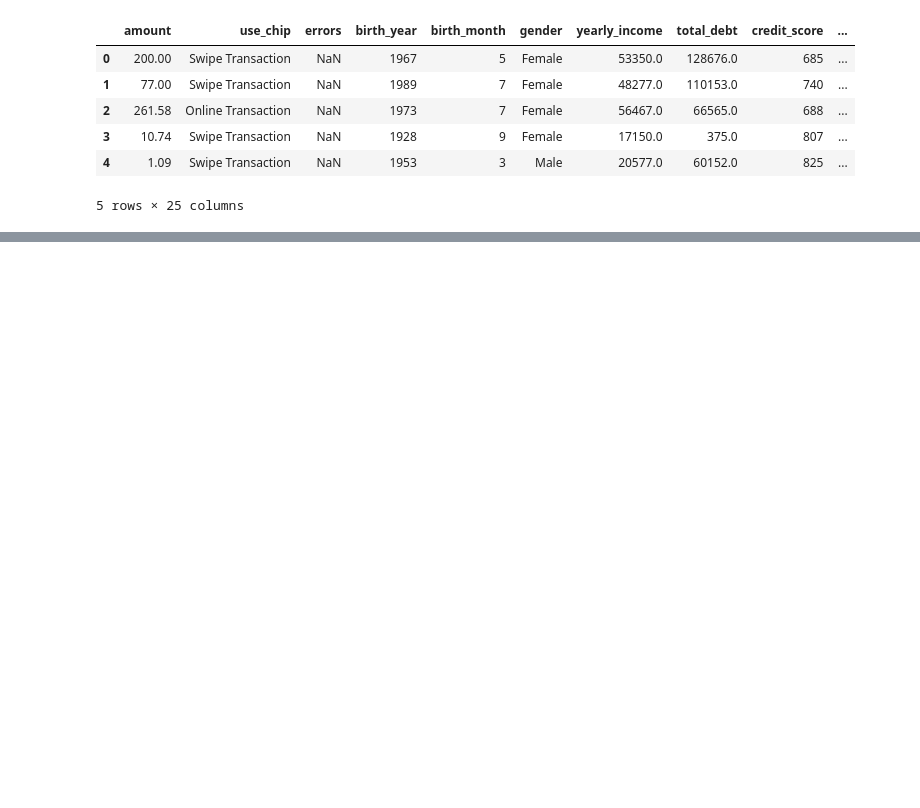
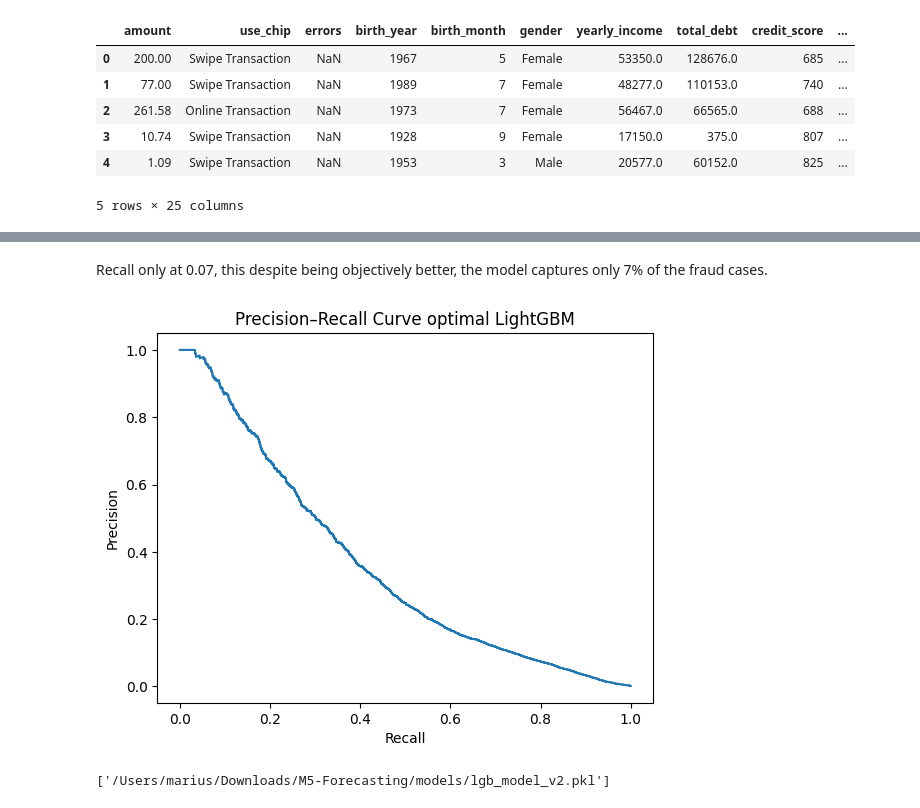
Before and after one commit to mariusguenterlang/M5-Forecasting, a Jupyter notebook: notebooks/03_model_exploration.ipynb, the cells around one changed output, grey strips where cells are left out. Drawn from its saved outputs; the diff is of its cells as text; code cells hidden in the pictures; blank space fills up the shorter version.

```diff
--- a/notebooks/03_model_exploration.ipynb
+++ b/notebooks/03_model_exploration.ipynb
@@ -315,0 +306,2 @@ Passing `palette` without assigning `hue` is deprecated and will be removed in v
+# %%
+best_model = search.best_estimator_
@@ -315,0 +315,7 @@ Passing `palette` without assigning `hue` is deprecated and will be removed in v
+# %%
+y_pred_lgb_best = best_model.predict(X_test)
+y_prob_lgb_best = best_model.predict_proba(X_test)[:, 1]
+
+print(confusion_matrix(y_test, y_pred_lgb_best))
+print(classification_report(y_test, y_pred_lgb_best))
+print("ROC AUC:", roc_auc_score(y_test, y_prob_lgb_best))
@@ -315,0 +335,20 @@ Passing `palette` without assigning `hue` is deprecated and will be removed in v
+# %% [markdown]
+Recall only at 0.07, this despite being objectively better, the model captures only 7% of the fraud cases.
+# %%
+precision, recall, thresholds = precision_recall_curve(y_test, y_prob_lgb_best)
+
+plt.figure()
+
+plt.plot(recall, precision)
+plt.xlabel("Recall")
+plt.ylabel("Precision")
+plt.title("Precision–Recall Curve optimal LightGBM")
+
+plt.show()
+# %% [output]
+[figure, added]
+# %%
+import joblib
+joblib.dump(best_model, Path.cwd().parent / "models" / "lgb_model_v2.pkl")
+# %% [output]
+['/Users/marius/Downloads/M5-Forecasting/models/lgb_model_v2.pkl']
```
Also changed, not shown: parts of 29 cells of this notebook, 5 other files.
